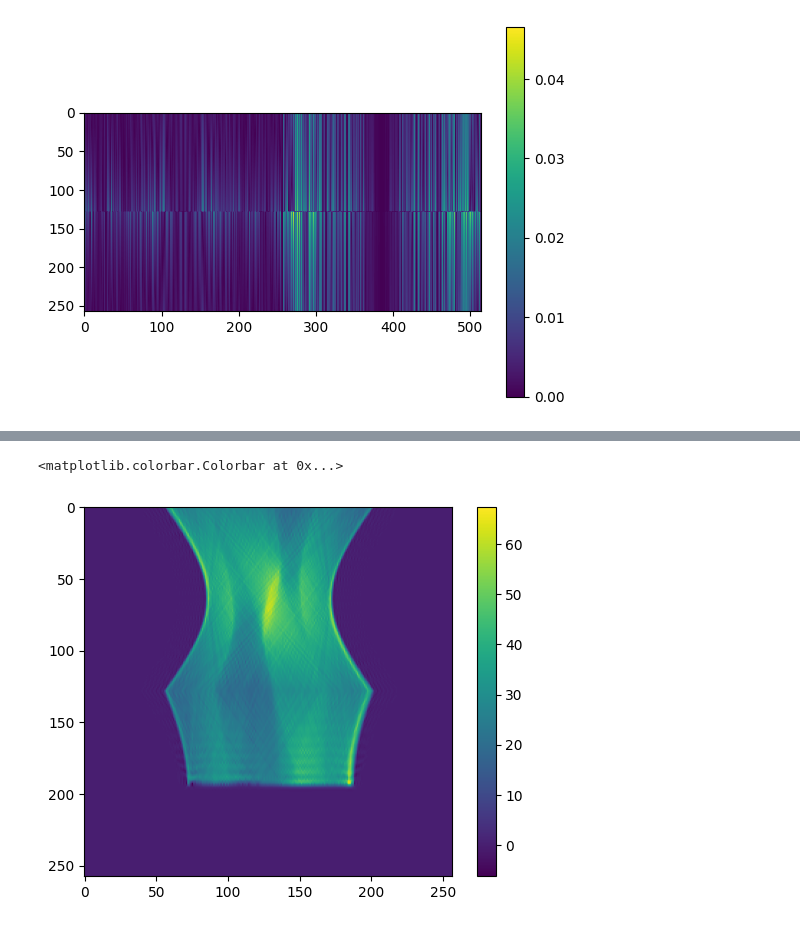
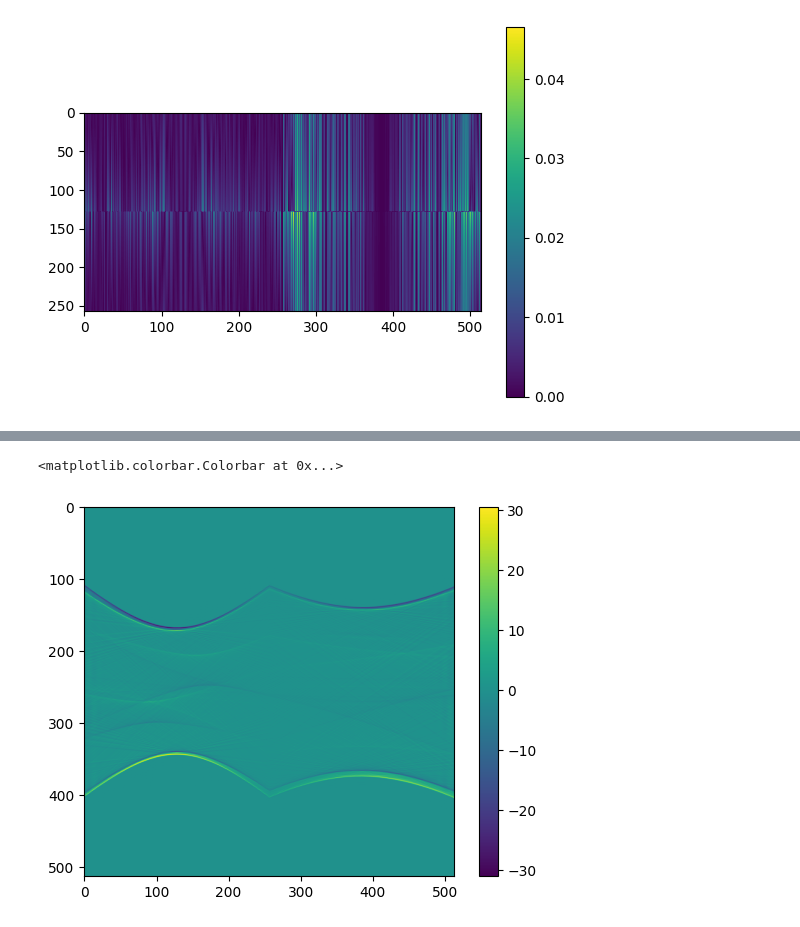
Before and after one commit to Loris0/ppfft, a Jupyter notebook: notebooks/resample_sinogram.ipynb, the cells around one changed output, grey strips where cells are left out. Cells and saved outputs as stored; diff of their text form; code cells hidden in the pictures.

Commit message:
Almost working sinogram resampling

```diff
--- a/notebooks/resample_sinogram.ipynb
+++ b/notebooks/resample_sinogram.ipynb
@@ -355,14 +312,15 @@ def interpolate_sino(thetas, window_size, b, n):
 
     return pp_sinogram
 # %%
-n = 128
+n = 256
 B = (2 * n + 2) // 8
 R = 1 / (np.sqrt(2) * np.pi)
 W = np.pi * n
 window_size = 8
 
 ts = np.linspace(-0.5, 0.5, num=n)
-thetas = np.linspace(-np.pi / 2, np.pi / 2, num=n)
+# thetas = np.linspace(-np.pi / 2, np.pi / 2, num=n)
+thetas = np.linspace(-np.pi/4, 3*np.pi/4, num=2*n)
 
 h_full = sinogram_kernel(ts, thetas, B, R, W)
 window = hamming_window(ts, thetas, 2 * window_size / n)
@@ -380,4 +338,6 @@ plt.colorbar()
 # %%
-b = compute_b(sinogram, h_window, 1e-3)
+b = compute_b(sinogram, h_window, 1e-1)
 # %%
 pp_sino = interpolate_sino(thetas, window_size, b, n)
+# %%
+old_radon = old_radon_transform(im)
@@ -383,0 +362,3 @@ pp_sino = interpolate_sino(thetas, window_size, b, n)
+# %%
+corrected_pp_sino = np.einsum("tr,t->tr", pp_sino, 1 / np.sum(pp_sino, axis=1)) * pp_sino[0].sum()
+plt.plot(np.sum(corrected_pp_sino, axis=1))
@@ -384,6 +368,6 @@ pp_sino = interpolate_sino(thetas, window_size, b, n)
 # %%
-plt.imshow(pp_sino)
+plt.imshow(corrected_pp_sino.T - old_radon)
 plt.colorbar()
 # %% [output]
 <matplotlib.colorbar.Colorbar at 0x...>
-[figure, old version]
+[figure, new version]
```
Also changed, not shown: parts of 35 cells of this notebook, 3 other files.
